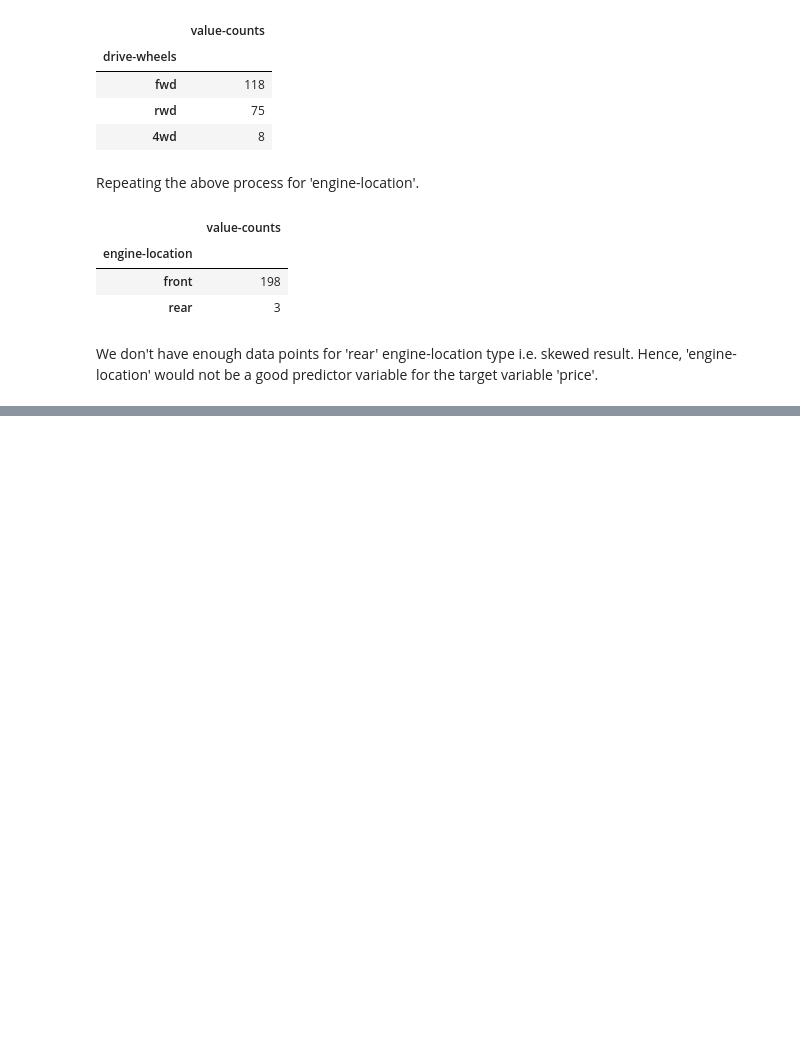
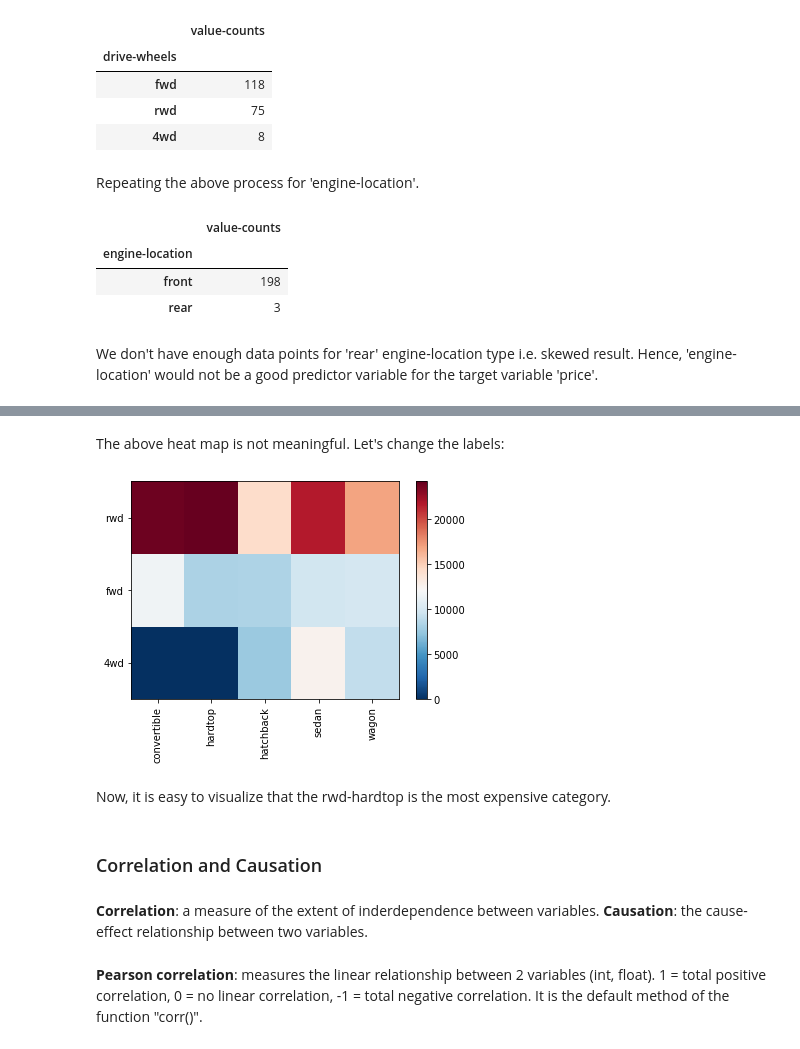
Before and after one commit to MehediEhteshum/CarDataExploratoryAnalysisViz, a Jupyter notebook: CarData-EDA&Viz.ipynb, the cells around one changed output, grey strips where cells are left out. Cells and saved outputs as stored; diff of their text form; code cells hidden in the pictures; blank space fills up the shorter version.

```diff
--- a/CarData-EDA&Viz.ipynb
+++ b/CarData-EDA&Viz.ipynb
@@ -236,0 +333,30 @@ We don't have enough data points for 'rear' engine-location type i.e. skewed res
+# %% [markdown]
+The above heat map is not meaningful. Let's change the labels:
+# %%
+fig, ax = plt.subplots()
+im = ax.pcolor(df_pvt_t2, cmap="RdBu_r")
+
+# Set label names.
+x_labels = df_pvt_t2.columns.levels[1]
+y_labels = df_pvt_t2.index
+# Center the ticks and the labels.
+ax.set_xticks(np.arange(df_pvt_t2.shape[1])+0.5, minor=False)
+ax.set_yticks(np.arange(df_pvt_t2.shape[0])+0.5, minor=False)
+# Insert labels.
+ax.set_xticklabels(x_labels, minor=False)
+ax.set_yticklabels(y_labels, minor=False)
+plt.xticks(rotation=90)
+
+fig.colorbar(im)
+plt.show()
+# %% [output]
+[figure, added]
+# %% [markdown]
+Now, it is easy to visualize that the rwd-hardtop is the most expensive category.
+# %% [markdown]
+<h3>Correlation and Causation</h3>
+# %% [markdown]
+<strong>Correlation</strong>: a measure of the extent of inderdependence between variables.
+<strong>Causation</strong>: the cause-effect relationship between two variables.
+# %% [markdown]
+<strong>Pearson correlation</strong>: measures the linear relationship between 2 variables (int, float). 1 = total positive correlation, 0 = no linear correlation, -1 = total negative correlation. It is the default method of the function "corr()".
```
Also changed, not shown: parts of 64 cells of this notebook.
